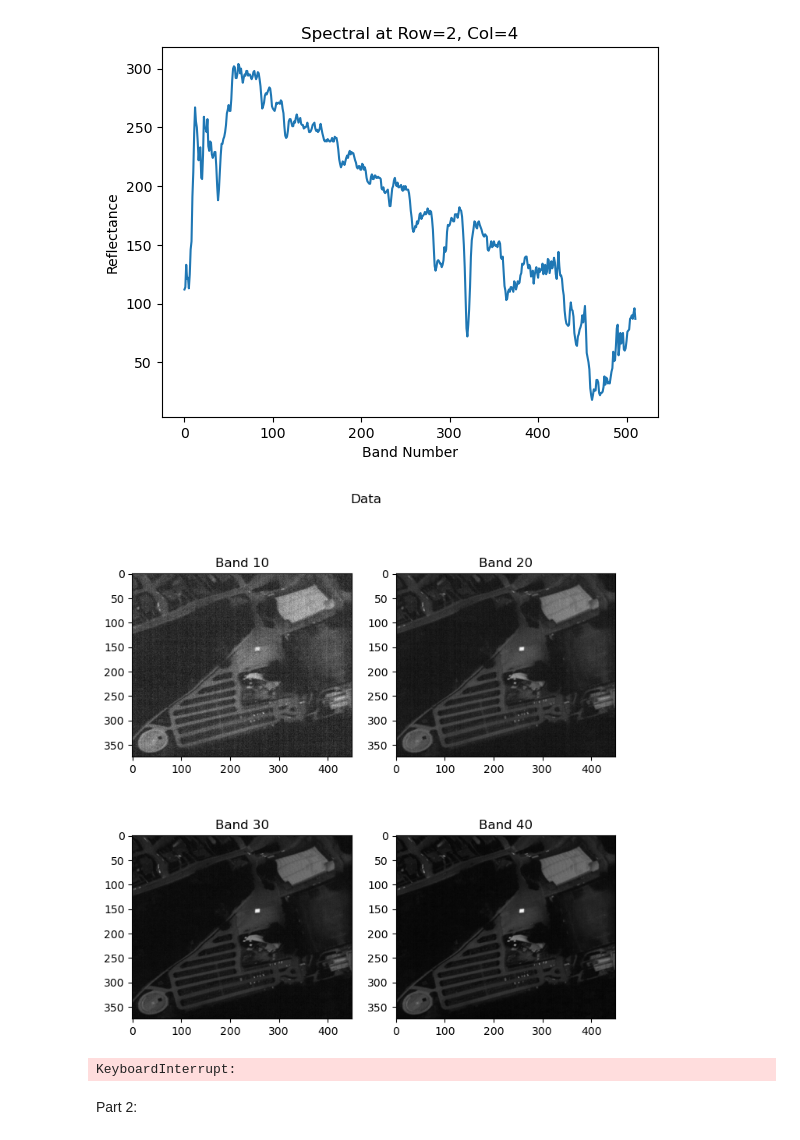
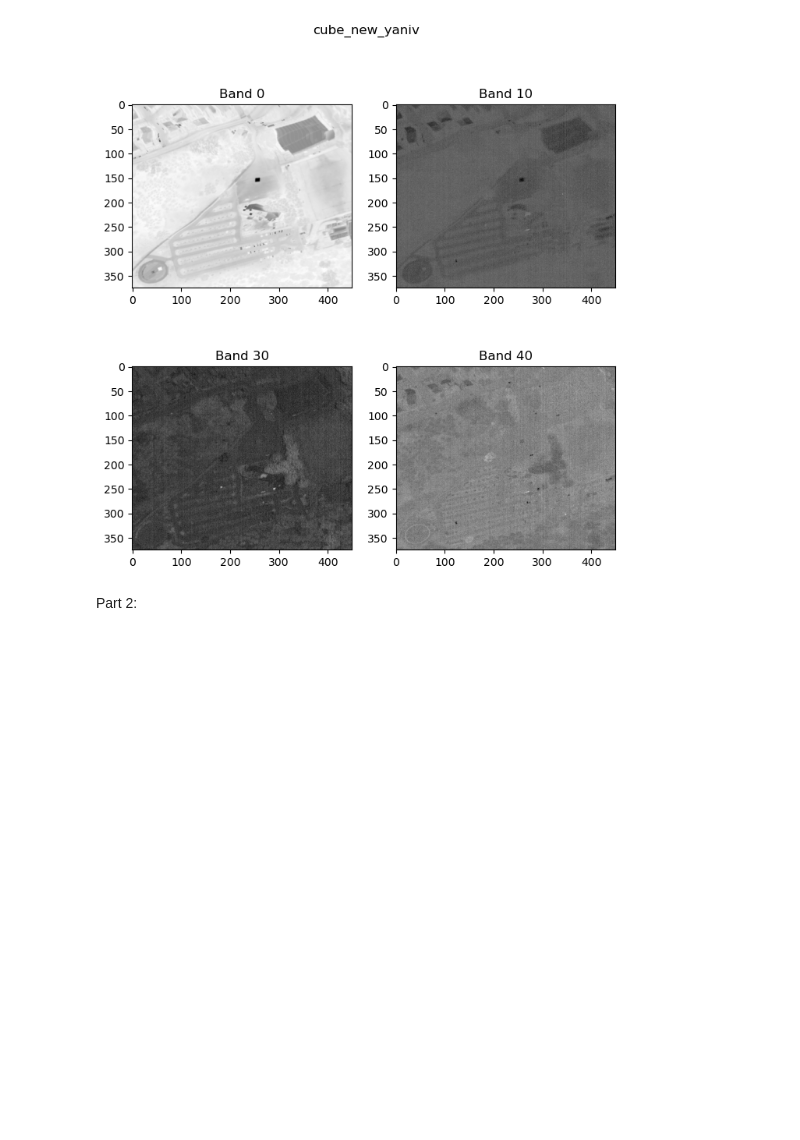
Before and after one commit to mazyaniv/Image-Processing, a Jupyter notebook: main.ipynb, the cells around one changed output. Cells and saved outputs as stored; diff of their text form; code cells hidden in the pictures; blank space fills up the shorter version.

```diff
--- a/main.ipynb
+++ b/main.ipynb
@@ -41,7 +31 @@ def plot_pixel_spectra(cube, row, col):  # Visual the target spectral
-# %%
-plot_pixel_spectra(cube, 2, 4)
-visual(cube, "Data")
-# %% [output]
-[figure, removed]
-[figure, removed]
 # %%
@@ -64,26 +43,28 @@ X_MINUS_M = np.subtract(cube, M)
-# %%
-cube_new = np.zeros(np.shape(cube))
-for i in range(np.shape(cube)[0]):
-    for j in range(np.shape(cube)[1]):
-        my_pixel = cube[i,j,:] #cube = x
-        my_pixel_n = X_MINUS_M[i,j,:]
-        my_pixel_s = M[i,j,:]
-        cov_pixel_mat = np.multiply(my_pixel_n.reshape(-1,1),my_pixel_n.reshape(1,-1)) #511x511
-        eigenvalues_n, eigenvectors_n = np.linalg.eig(cov_pixel_mat)
-        sorted_indices = np.argsort(eigenvalues_n)[::-1]
-        sorted_eigenvalues_n = eigenvalues_n[sorted_indices]
-        sorted_eigenvectors_n = eigenvectors_n[:, sorted_indices]
-        #print(np.power(np.diag(sorted_eigenvalues_n).real,-0.5)) #TODO
-
-        cov_pixel_mat = np.multiply(my_pixel_s.reshape(-1,1),my_pixel_s.reshape(1,-1)) #511x511
-        eigenvalues_s, eigenvectors_s = np.linalg.eig(cov_pixel_mat)
-        sorted_indices = np.argsort(eigenvalues_s)[::-1]
-        sorted_eigenvalues_s = eigenvalues_s[sorted_indices]
-        sorted_eigenvectors_s = eigenvectors_s[:, sorted_indices]
-
-        cube_new[i,j,:] = np.dot(np.dot(sorted_eigenvectors_n, my_pixel), sorted_eigenvectors_s)
-# %% [output]
-KeyboardInterrupt:
+# %%
+eigenvalues_n, eigenvectors_n = np.linalg.eig(phi_n)
+sorted_indices = np.argsort(eigenvalues_n)[::-1]
+sorted_eigenvalues_n = eigenvalues_n[sorted_indices]
+sorted_eigenvectors_n = eigenvectors_n[:, sorted_indices]
+eignvalues_mat_n = np.diag(np.power(eigenvalues_n,-0.5))
+
+arg_cov_s = M.reshape(img.shape[0] * img.shape[1], img.shape[2])
+phi_s = np.cov(arg_cov_n.transpose())  #Transpose- Python vs. Matlab
+eigenvalues_s, eigenvectors_s = np.linalg.eig(phi_n)
+sorted_indices = np.argsort(eigenvalues_s)[::-1]
+sorted_eigenvalues_s = eigenvalues_s[sorted_indices]
+sorted_eigenvectors_s = eigenvectors_s[:, sorted_indices] #(511, 511)
+
+
+cube_new_yaniv = np.zeros(np.shape(my_cube))
+my_matrix = eignvalues_mat_n@sorted_eigenvectors_n.T#sorted_eigenvectors_s.T@eignvalues_mat_n@sorted_eigenvectors_n.T
+for i in range(np.shape(my_cube)[0]):
+    for j in range(np.shape(my_cube)[1]):
+        cube_new_yaniv[i,j,:] = my_matrix@my_cube[i,j,:]
+# %%
+bands = [0,10,30,40]
+visual(cube_new_yaniv, "cube_new_yaniv",bands)
+# %% [output]
+[figure, added]
 # %% [markdown]
 Part 2:
 # %%
```
Also changed, not shown: parts of 4 cells of this notebook.
